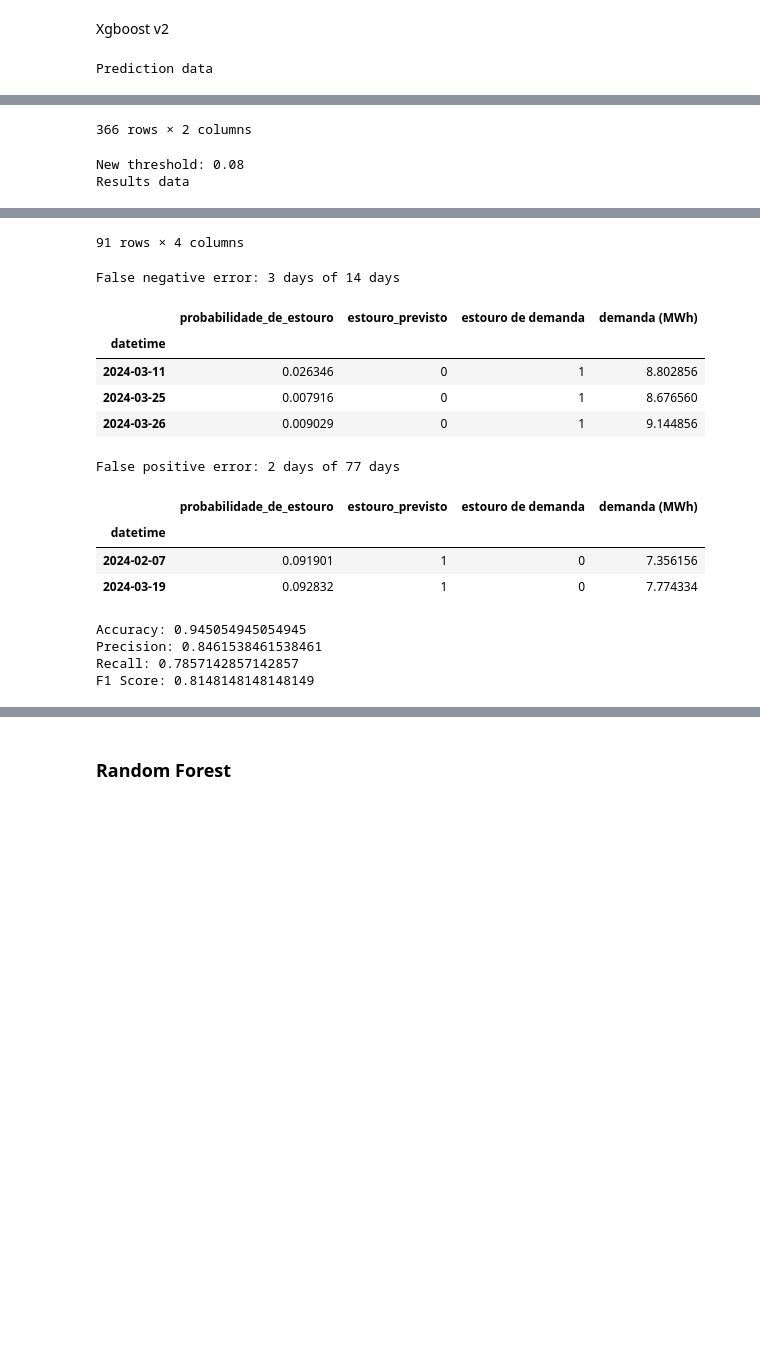
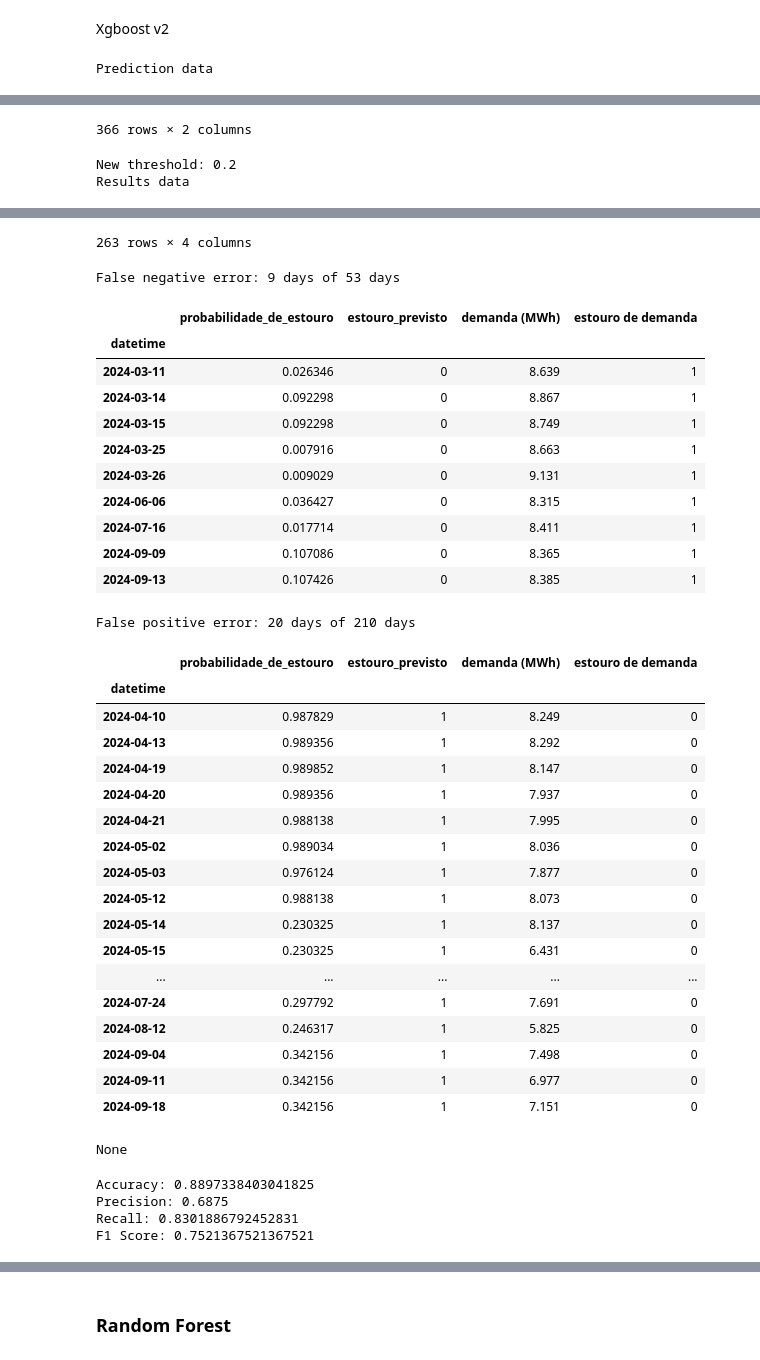
Before and after one commit to V-kr0pt/vivix_energy_consumption, a Jupyter notebook: prediction_analysis.ipynb, the cells around one changed output, grey strips where cells are left out. Drawn from its saved outputs; the diff is of its cells as text; code cells hidden in the pictures; blank space fills up the shorter version.

Commit message:
add: using groud_truth_data to make the prediction_analaysis

```diff
--- a/prediction_analysis.ipynb
+++ b/prediction_analysis.ipynb
@@ -47,0 +43,9 @@ demanda_2024
+# %%
+# the ground truth values
+path = 'results/ground_truth_data/ground_truth.csv'
+data = pd.read_csv(path)
+data = data.set_index('datetime')
+data.index = pd.to_datetime(data.index)
+demanda_2024 = data.rename(columns={'estouro':'estouro de demanda', 'consumo_mwh':'demanda (MWh)'})
+display(demanda_2024)
+display(demanda_2024['estouro de demanda'].value_counts())
@@ -48,5 +79,13 @@ demanda_2024
 # %% [markdown]
 Show results function
+# %%
+def plot_confusion_matrix(y_test, y_pred, model_name):
+    sns.set_theme(style="darkgrid")
+    fig, ax = plt.subplots(figsize=(10, 5))
+    cm = confusion_matrix(y_test, y_pred)
+    sns.heatmap(cm, annot=True, fmt='d', ax=ax)
+    ax.set_title(f'Confusion Matrix - {model_name}')
+    plt.plot()
 # %%
 def apply_threshold(probabilities, threshold):
     return (probabilities >= threshold).astype(int)
@@ -85,6 +124,8 @@ def show_df_results(model_name, new_threshold=None):
     FP = len(results_df[(results_df["estouro_previsto"] == 1) & (results_df["estouro de demanda"] == 0)])
     FN = len(results_df[(results_df["estouro_previsto"] == 0) & (results_df["estouro de demanda"] == 1)])
 
+    plot_confusion_matrix(results_df["estouro de demanda"], results_df["estouro_previsto"], model_name)
+
     print(f'Accuracy: {(TP + TN) / (TP + TN + FP + FN)}')
     print(f'Precision: {TP / (TP + FP)}')
     print(f'Recall: {TP / (TP + FN)}')
@@ -145,7 +200,7 @@ F1 Score: 0.6666666666666666
 Xgboost v2
 # %%
 # testing xgboost to compare with the best previous model
-show_df_results('xgboost', new_threshold=0.08)
+show_df_results('xgboost', new_threshold=0.2)
 # %% [output]
 Prediction data
 |  | probabilidade_de_estouro | estouro_previsto |
@@ -162,5 +217,5 @@ Prediction data
 | 2024-12-30 | 0.948304 | 1 |
 | 2024-12-31 | 0.940286 | 1 |
 366 rows × 2 columns
-New threshold: 0.08
+New threshold: 0.2
 Results data
@@ -180,16 +235,37 @@ Results data
-91 rows × 4 columns
+263 rows × 4 columns
-False negative error: 3 days of 14 days
+False negative error: 9 days of 53 days
-|  | probabilidade_de_estouro | estouro_previsto | estouro de demanda | demanda (MWh) |
+|  | probabilidade_de_estouro | estouro_previsto | demanda (MWh) | estouro de demanda |
 | datetime |  |  |  |  |
-| 2024-03-11 | 0.026346 | 0 | 1 | 8.802856 |
-| 2024-03-25 | 0.007916 | 0 | 1 | 8.676560 |
-| 2024-03-26 | 0.009029 | 0 | 1 | 9.144856 |
+| 2024-03-11 | 0.026346 | 0 | 8.639 | 1 |
+| 2024-03-14 | 0.092298 | 0 | 8.867 | 1 |
+| 2024-03-15 | 0.092298 | 0 | 8.749 | 1 |
+| 2024-03-25 | 0.007916 | 0 | 8.663 | 1 |
+| 2024-03-26 | 0.009029 | 0 | 9.131 | 1 |
+| 2024-06-06 | 0.036427 | 0 | 8.315 | 1 |
+| 2024-07-16 | 0.017714 | 0 | 8.411 | 1 |
+| 2024-09-09 | 0.107086 | 0 | 8.365 | 1 |
+| 2024-09-13 | 0.107426 | 0 | 8.385 | 1 |
-False positive error: 2 days of 77 days
+False positive error: 20 days of 210 days
-|  | probabilidade_de_estouro | estouro_previsto | estouro de demanda | demanda (MWh) |
+|  | probabilidade_de_estouro | estouro_previsto | demanda (MWh) | estouro de demanda |
 | datetime |  |  |  |  |
-| 2024-02-07 | 0.091901 | 1 | 0 | 7.356156 |
-| 2024-03-19 | 0.092832 | 1 | 0 | 7.774334 |
+| 2024-04-10 | 0.987829 | 1 | 8.249 | 0 |
+| 2024-04-13 | 0.989356 | 1 | 8.292 | 0 |
+| 2024-04-19 | 0.989852 | 1 | 8.147 | 0 |
+| 2024-04-20 | 0.989356 | 1 | 7.937 | 0 |
+| 2024-04-21 | 0.988138 | 1 | 7.995 | 0 |
+| 2024-05-02 | 0.989034 | 1 | 8.036 | 0 |
+| 2024-05-03 | 0.976124 | 1 | 7.877 | 0 |
+| 2024-05-12 | 0.988138 | 1 | 8.073 | 0 |
+| 2024-05-14 | 0.230325 | 1 | 8.137 | 0 |
+| 2024-05-15 | 0.230325 | 1 | 6.431 | 0 |
+| ... | ... | ... | ... | ... |
+| 2024-07-24 | 0.297792 | 1 | 7.691 | 0 |
+| 2024-08-12 | 0.246317 | 1 | 5.825 | 0 |
+| 2024-09-04 | 0.342156 | 1 | 7.498 | 0 |
+| 2024-09-11 | 0.342156 | 1 | 6.977 | 0 |
+| 2024-09-18 | 0.342156 | 1 | 7.151 | 0 |
-Accuracy: 0.945054945054945
-Precision: 0.8461538461538461
-Recall: 0.7857142857142857
-F1 Score: 0.8148148148148149
+None
+Accuracy: 0.8897338403041825
+Precision: 0.6875
+Recall: 0.8301886792452831
+F1 Score: 0.7521367521367521
```
Also changed, not shown: parts of 11 cells of this notebook.
